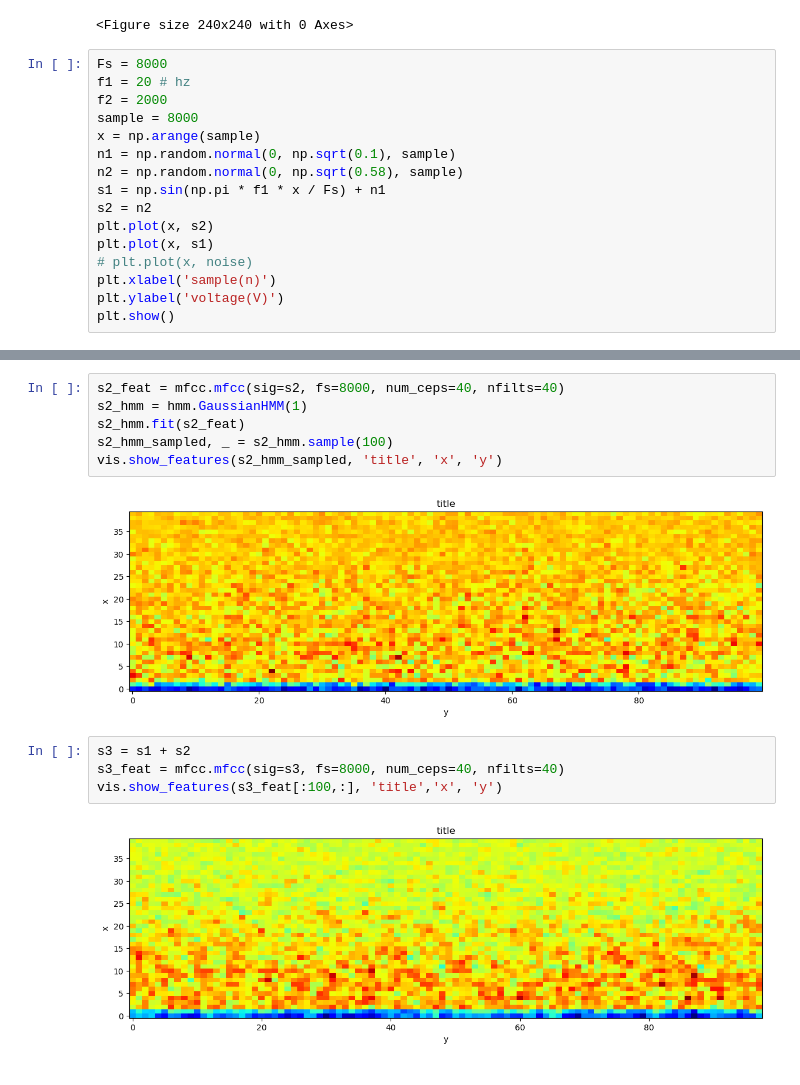
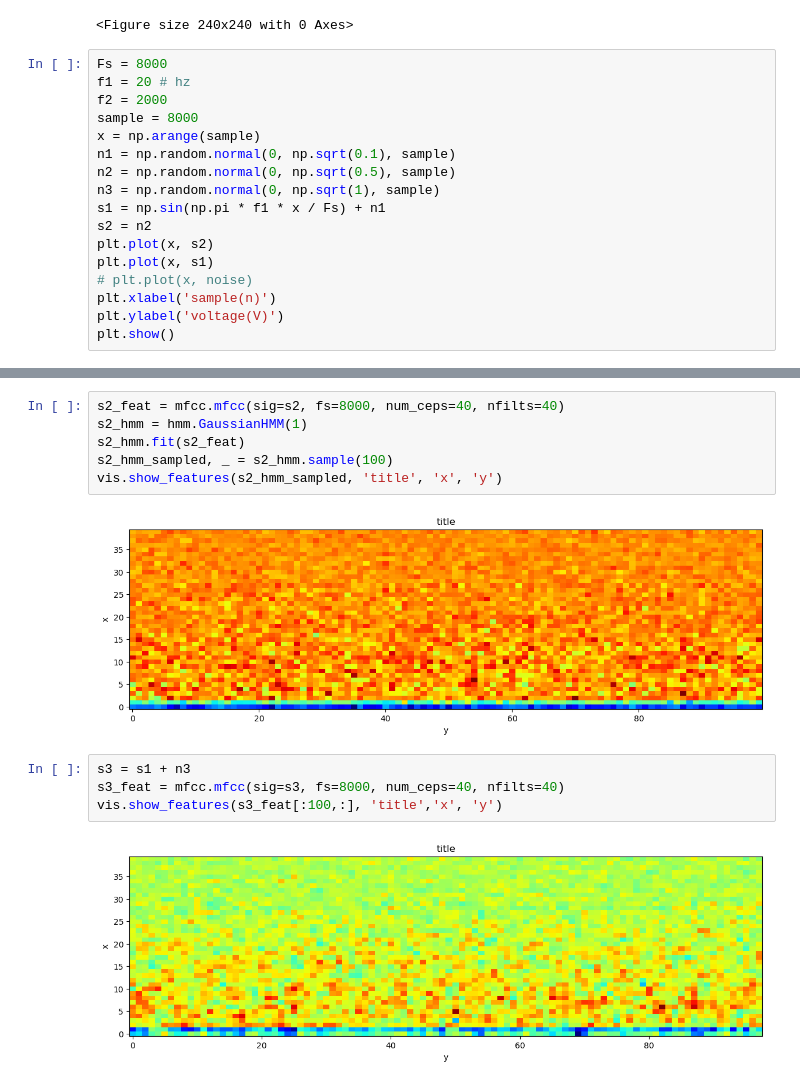
Before and after one commit to Davidjames9610/ubm, a Jupyter notebook: classifiers/fhmm/development/1_sine_wave_fhmm.ipynb, the cells around one changed output, grey strips where cells are left out. Drawn from its saved outputs; the diff is of its cells as text.

```diff
--- a/classifiers/fhmm/development/1_sine_wave_fhmm.ipynb
+++ b/classifiers/fhmm/development/1_sine_wave_fhmm.ipynb
@@ -30,7 +30,8 @@ f2 = 2000
 sample = 8000
 x = np.arange(sample)
 n1 = np.random.normal(0, np.sqrt(0.1), sample)
-n2 = np.random.normal(0, np.sqrt(0.58), sample)
+n2 = np.random.normal(0, np.sqrt(0.5), sample)
+n3 = np.random.normal(0, np.sqrt(1), sample)
 s1 = np.sin(np.pi * f1 * x / Fs) + n1
 s2 = n2
 plt.plot(x, s2)
@@ -79,10 +81,10 @@ s2_hmm.fit(s2_feat)
 s2_hmm_sampled, _ = s2_hmm.sample(100)
 vis.show_features(s2_hmm_sampled, 'title', 'x', 'y')
 # %% [output]
-[figure, old version]
+[figure, new version]
 # %%
-s3 = s1 + s2
+s3 = s1 + n3
 s3_feat = mfcc.mfcc(sig=s3, fs=8000, num_ceps=40, nfilts=40)
 vis.show_features(s3_feat[:100,:], 'title','x', 'y')
 # %% [output]
-[figure, old version]
+[figure, new version]
```
Also changed, not shown: parts of 13 cells of this notebook.
